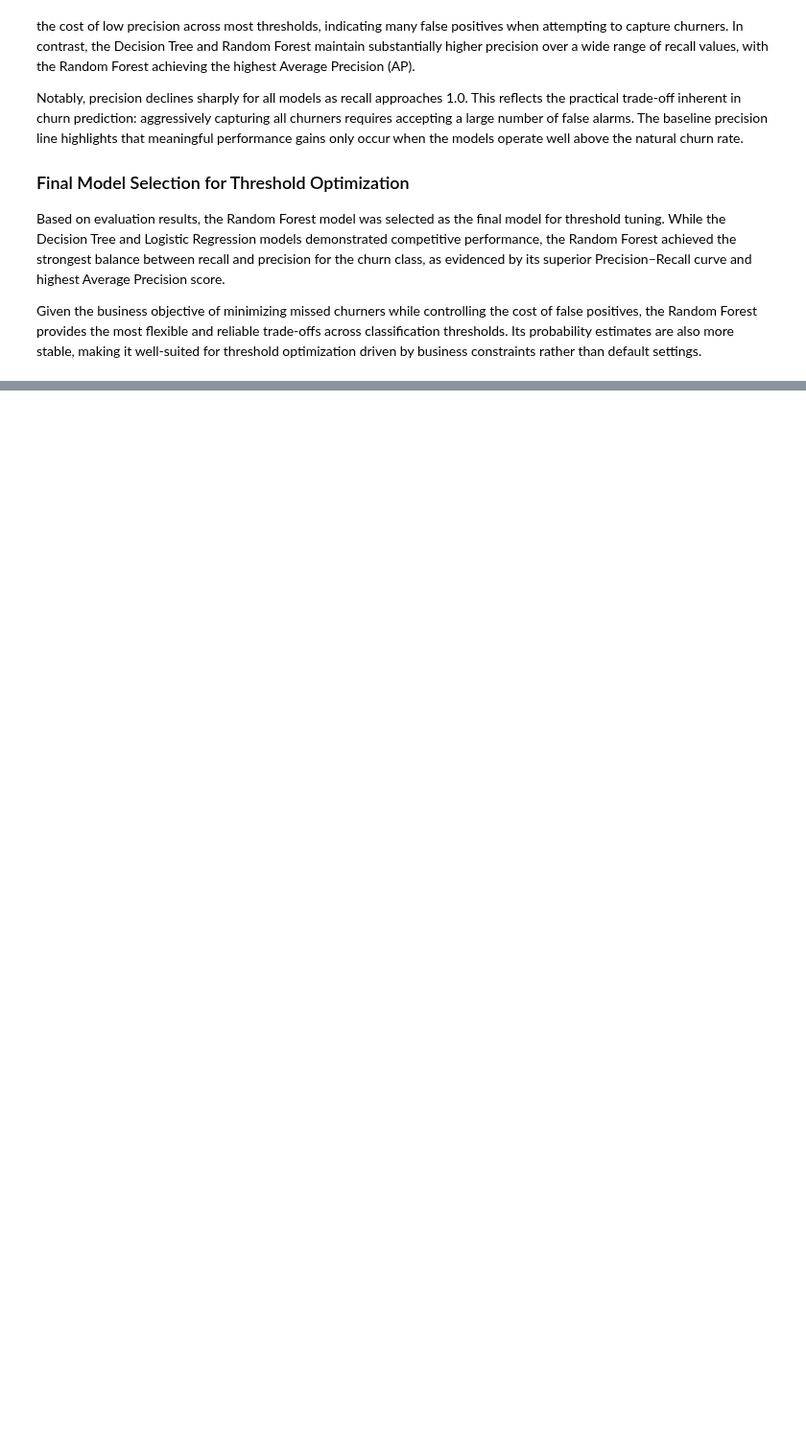
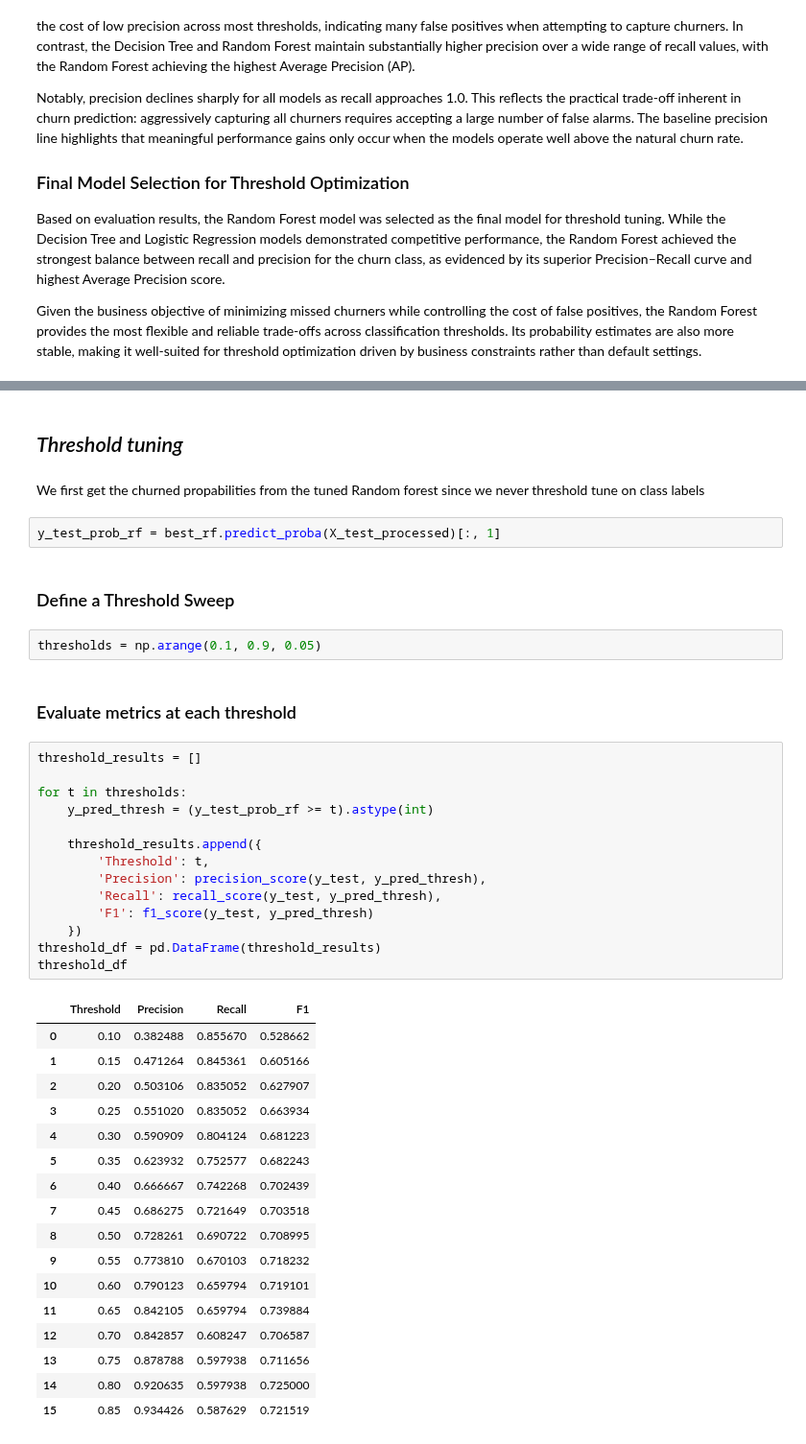
Before and after one commit to NjorogeWinnie/Telecom-churn-analysis, a Jupyter notebook: Telecom_Churn_Analysis.ipynb, the cells around one changed output, grey strips where cells are left out. Shown at 96% size. Drawn from its saved outputs; the diff is of its cells as text; blank space fills up the shorter version.

Commit message:
Model tuning

```diff
--- a/Telecom_Churn_Analysis.ipynb
+++ b/Telecom_Churn_Analysis.ipynb
@@ -787,0 +897,44 @@ Given the business objective of minimizing missed churners while controlling the
+# %% [markdown]
+## *Threshold tuning*
+# %% [markdown]
+We first get the churned propabilities from the tuned Random forest since we never threshold tune on class labels
+# %%
+y_test_prob_rf = best_rf.predict_proba(X_test_processed)[:, 1]
+# %% [markdown]
+### Define a Threshold Sweep
+# %%
+thresholds = np.arange(0.1, 0.9, 0.05)
+# %% [markdown]
+### Evaluate metrics at each threshold
+# %%
+threshold_results = []
+
+for t in thresholds:
+    y_pred_thresh = (y_test_prob_rf >= t).astype(int)
+
+    threshold_results.append({
+        'Threshold': t,
+        'Precision': precision_score(y_test, y_pred_thresh),
+        'Recall': recall_score(y_test, y_pred_thresh),
+        'F1': f1_score(y_test, y_pred_thresh)
+    })
+threshold_df = pd.DataFrame(threshold_results)
+threshold_df
+# %% [output]
+|  | Threshold | Precision | Recall | F1 |
+| 0 | 0.10 | 0.382488 | 0.855670 | 0.528662 |
+| 1 | 0.15 | 0.471264 | 0.845361 | 0.605166 |
+| 2 | 0.20 | 0.503106 | 0.835052 | 0.627907 |
+| 3 | 0.25 | 0.551020 | 0.835052 | 0.663934 |
+| 4 | 0.30 | 0.590909 | 0.804124 | 0.681223 |
+| 5 | 0.35 | 0.623932 | 0.752577 | 0.682243 |
+| 6 | 0.40 | 0.666667 | 0.742268 | 0.702439 |
+| 7 | 0.45 | 0.686275 | 0.721649 | 0.703518 |
+| 8 | 0.50 | 0.728261 | 0.690722 | 0.708995 |
+| 9 | 0.55 | 0.773810 | 0.670103 | 0.718232 |
+| 10 | 0.60 | 0.790123 | 0.659794 | 0.719101 |
+| 11 | 0.65 | 0.842105 | 0.659794 | 0.739884 |
+| 12 | 0.70 | 0.842857 | 0.608247 | 0.706587 |
+| 13 | 0.75 | 0.878788 | 0.597938 | 0.711656 |
+| 14 | 0.80 | 0.920635 | 0.597938 | 0.725000 |
+| 15 | 0.85 | 0.934426 | 0.587629 | 0.721519 |
```
Also changed, not shown: parts of 14 cells of this notebook.
